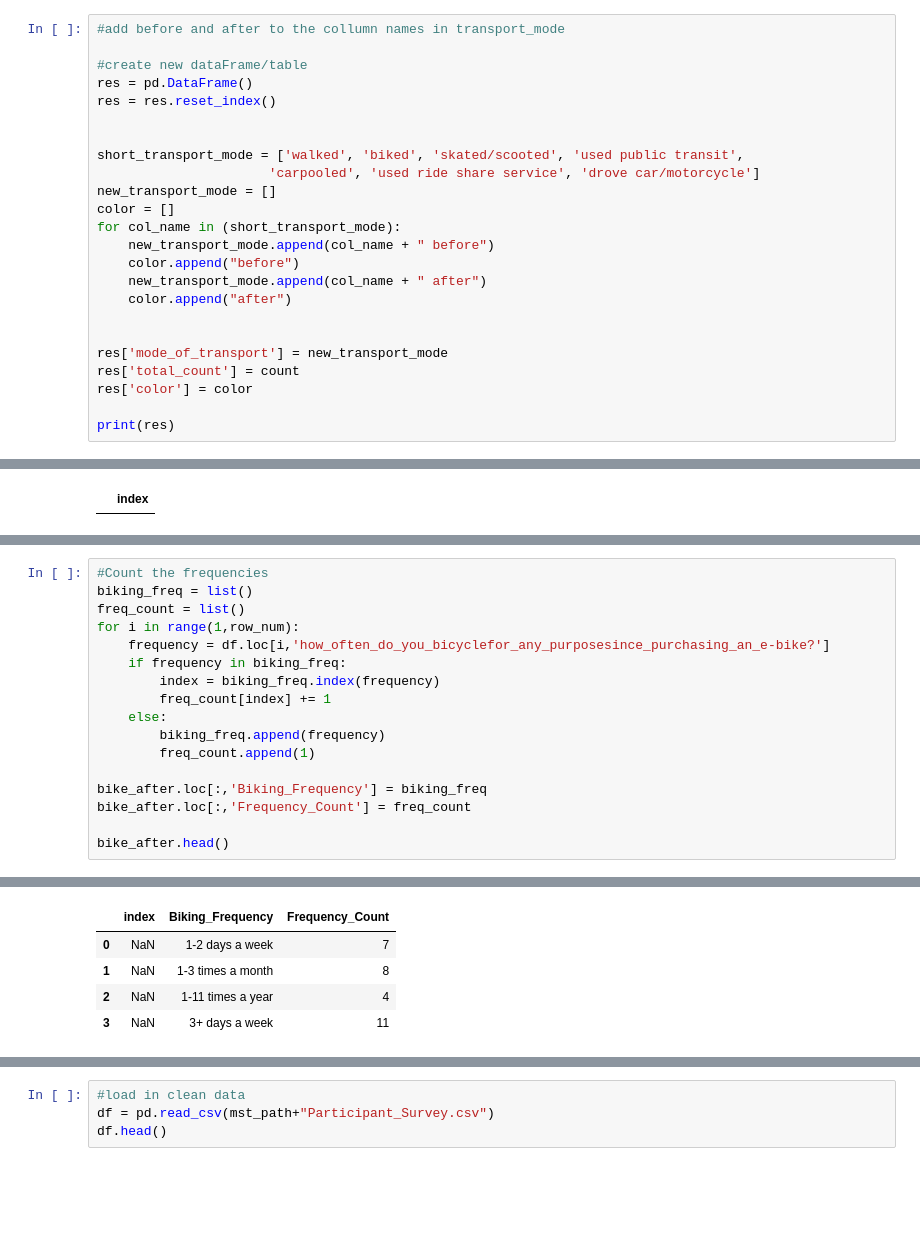
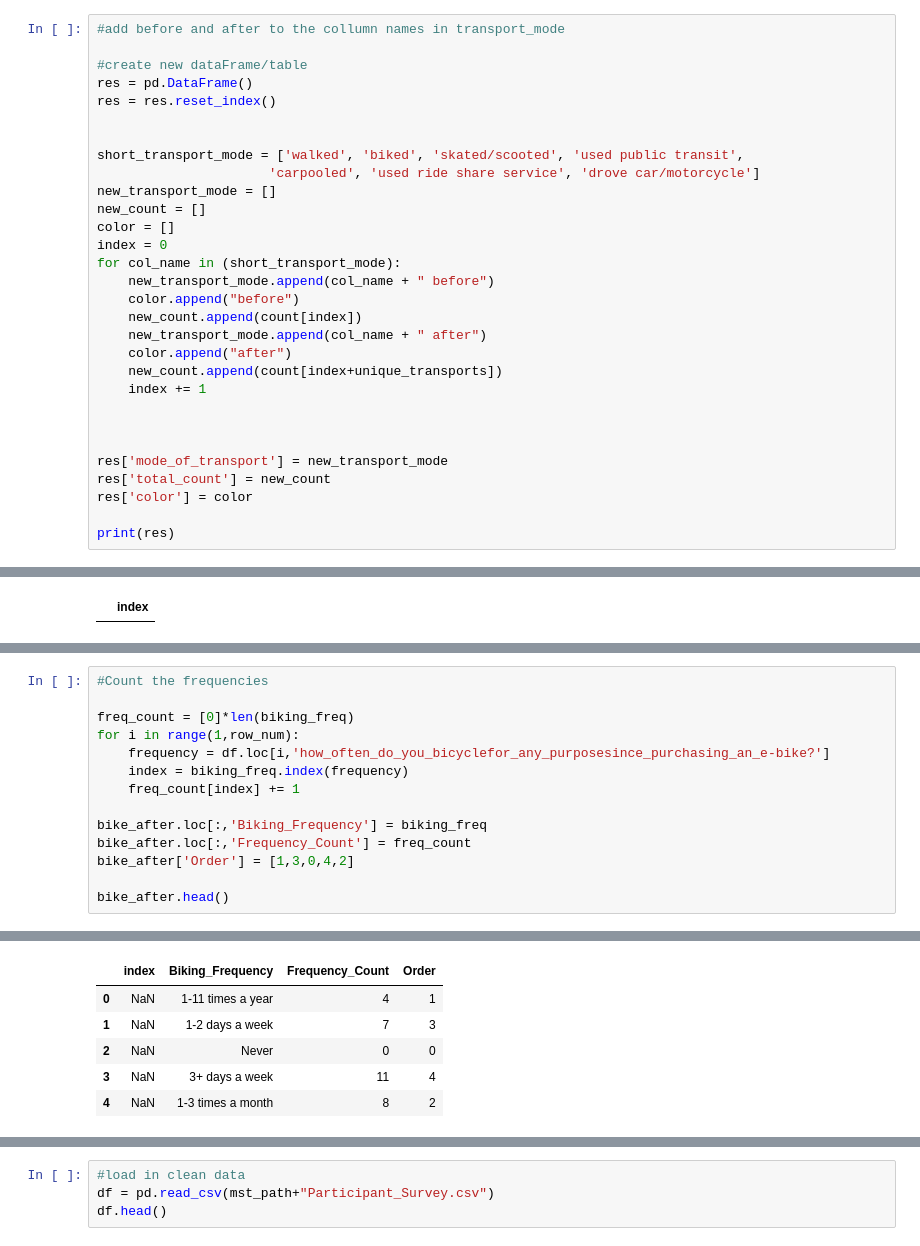
Before and after one commit to lindseytam/EBikeSurvey, a Jupyter notebook: notebook/analysis/01_summary_stats_ebike.ipynb, the cells around one changed output, grey strips where cells are left out. Drawn from its saved outputs; the diff is of its cells as text; blank space fills up the shorter version.

```diff
--- a/notebook/analysis/01_summary_stats_ebike.ipynb
+++ b/notebook/analysis/01_summary_stats_ebike.ipynb
@@ -126,16 +126,22 @@ res = res.reset_index()
 short_transport_mode = ['walked', 'biked', 'skated/scooted', 'used public transit',
                       'carpooled', 'used ride share service', 'drove car/motorcycle']
 new_transport_mode = []
+new_count = []
 color = []
+index = 0
 for col_name in (short_transport_mode):
     new_transport_mode.append(col_name + " before")
     color.append("before")
+    new_count.append(count[index])
     new_transport_mode.append(col_name + " after")
     color.append("after")
+    new_count.append(count[index+unique_transports])
+    index += 1
+
 
 
 res['mode_of_transport'] = new_transport_mode
-res['total_count'] = count
+res['total_count'] = new_count
 res['color'] = color
 
 print(res)
@@ -256,18 +261,15 @@ plt.show()
 # %%
 #Count the frequencies
-biking_freq = list()
-freq_count = list()
+
+freq_count = [0]*len(biking_freq)
 for i in range(1,row_num):
     frequency = df.loc[i,'how_often_do_you_bicyclefor_any_purposesince_purchasing_an_e-bike?']
-    if frequency in biking_freq:
-        index = biking_freq.index(frequency)
-        freq_count[index] += 1
-    else:
-        biking_freq.append(frequency)
-        freq_count.append(1)
+    index = biking_freq.index(frequency)
+    freq_count[index] += 1
 
 bike_after.loc[:,'Biking_Frequency'] = biking_freq
 bike_after.loc[:,'Frequency_Count'] = freq_count
+bike_after['Order'] = [1,3,0,4,2]
 
 bike_after.head()
 # %% [output]
@@ -289,5 +276,6 @@ See the caveats in the documentation: http://pandas.pydata.org/pandas-docs/stabl
-|  | index | Biking_Frequency | Frequency_Count |
-| 0 | NaN | 1-2 days a week | 7 |
-| 1 | NaN | 1-3 times a month | 8 |
-| 2 | NaN | 1-11 times a year | 4 |
-| 3 | NaN | 3+ days a week | 11 |
+|  | index | Biking_Frequency | Frequency_Count | Order |
+| 0 | NaN | 1-11 times a year | 4 | 1 |
+| 1 | NaN | 1-2 days a week | 7 | 3 |
+| 2 | NaN | Never | 0 | 0 |
+| 3 | NaN | 3+ days a week | 11 | 4 |
+| 4 | NaN | 1-3 times a month | 8 | 2 |
```
Also changed, not shown: parts of 13 cells of this notebook, 6 other files.
